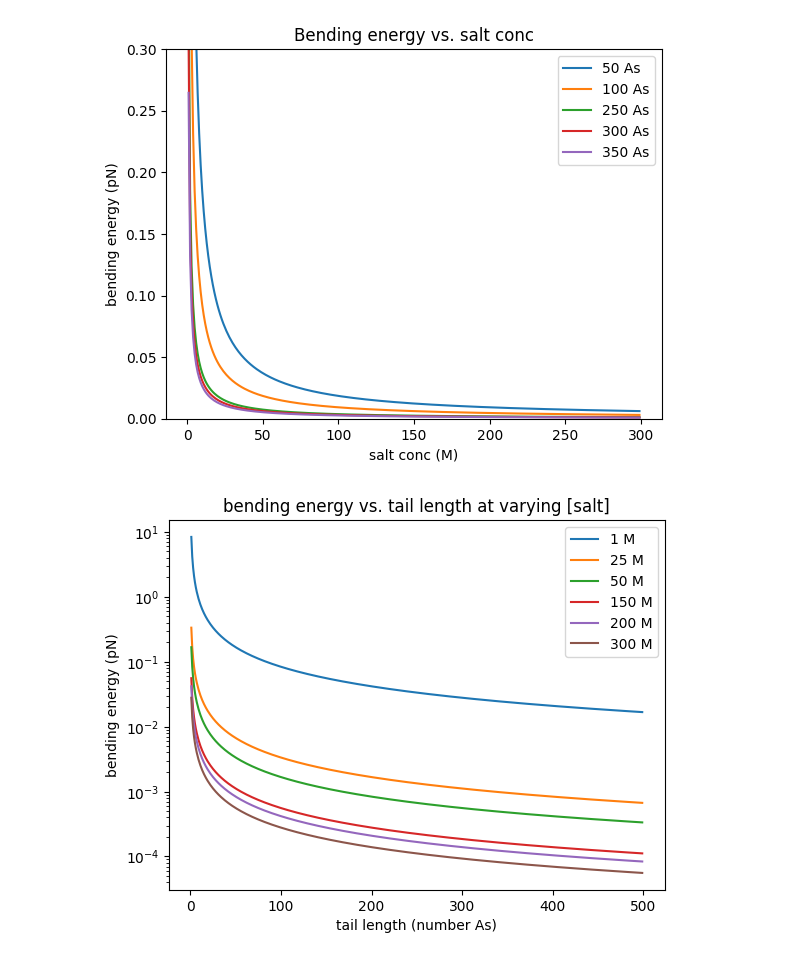
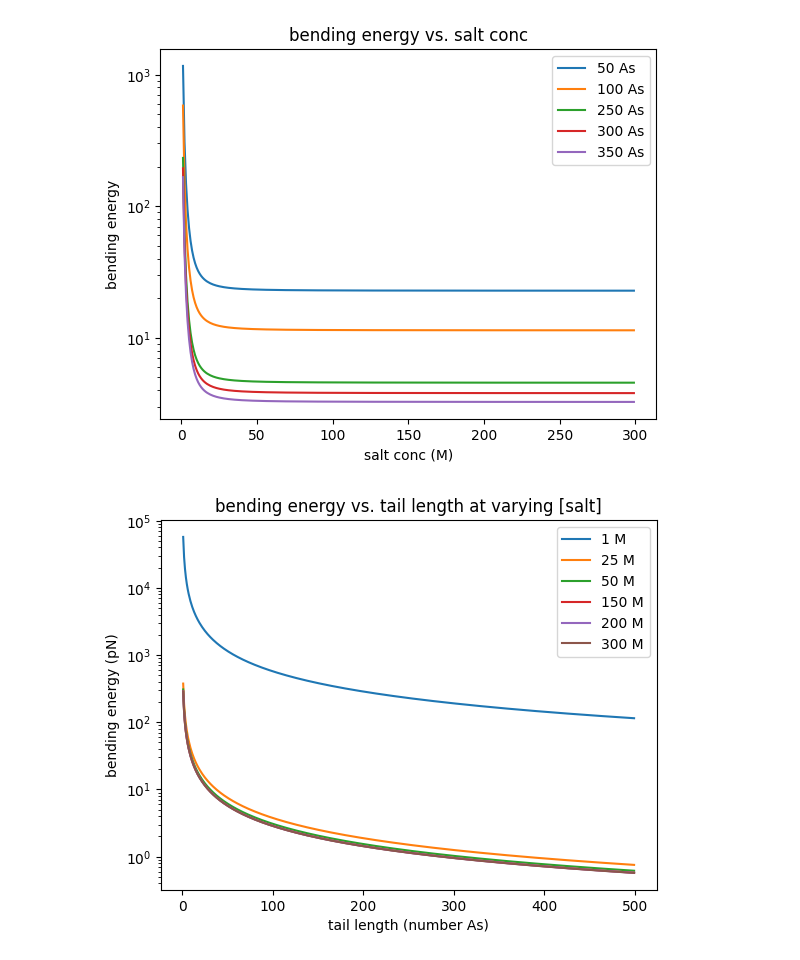
Before and after one commit to cailyx/polyadenylation, a Jupyter notebook: main_for_urop.ipynb, the cells around one changed output. Cells and saved outputs as stored; diff of their text form; code cells hidden in the pictures.

```diff
--- a/main_for_urop.ipynb
+++ b/main_for_urop.ipynb
@@ -58,40 +15,42 @@ plt.xticks(np.arange(0, 600, 50))
 # %%
 ##goal- plot bending energy as a function of [salt]
 ## do for a handful of tail lengths (50, 100, 250, 300, 350) as different lines.
 #f(g(salt)) = bending energy
   #g(salt) = l_p
   #f(l_p) = bending energy
 
 import matplotlib.pyplot as plt
 import numpy as np
 
 #constants
 l_p_base = 8 #nm
 
 salt_concs = np.arange(0,300)
 numA = 50 #change
 numA_list = [50, 100, 250, 300, 350]
 d_A = 2.6 + 0.34/2 #nm. nt is ~2.6 nm, distance bw adjacent nt ~0.34 nm.
 
-for A in numA_list:
+for n in numA_list:
   e_bend_values = []
 
   for s in salt_concs:
-    l_p = l_p_base/s
+    A = 400
+    B = 0.05
+    l_p = l_p_base + (A/(s**2))
     k_b = l_p*4.1 #k_b is bending rigidity, 4.1 pN = kB*T
-    r = (A)/2/np.pi
-    e_bend = ((np.pi*k_b)/r)*0.143
+    r = (A*d_A)/2/np.pi
+    e_bend = (2*(np.pi**2)*l_p)/(n*d_A*B)
 
     e_bend_values.append(e_bend)
 
-  plt.plot(salt_concs, e_bend_values, label = str(A) + ' As')
+  plt.plot(salt_concs, e_bend_values, label = str(n) + ' As')
   plt.xlabel('salt conc (M)')
-  plt.ylabel('bending energy (pN)')
-  plt.title('Bending energy vs. salt conc')
+  plt.ylabel('bending energy')
+  plt.title('bending energy vs. salt conc')
   plt.legend()
-  plt.ylim(0,0.3)
+  plt.yscale('log')
 # %% [output]
-[figure, old version]
+[figure, new version]
 # %%
 ##goal- plot bending energy as a function of tail length
 ## do for a handful of [salt]'s as different lines.
@@ -113,11 +72,13 @@ d_A = 2.6 + 0.34/2 #nm. nt is ~2.6 nm, distance bw adjacent nt ~0.34 nm.
 for s in salt_concs:
   e_bend_values = []
 
-  for A in numA_list:
-    l_p = l_p_base/s
+  for n in numA_list:
+    A = 400
+    B = 0.05
+    l_p = l_p_base + (A/(s**2))
     k_b = l_p*4.1 #k_b is bending rigidity, 4.1 pN = kB*T
     r = (A*d_A)/2/np.pi
-    e_bend = ((np.pi*k_b)/r)*0.143
+    e_bend = (2*(np.pi**2)*l_p)/(n*d_A*B)
 
     e_bend_values.append(e_bend)
 
@@ -128,4 +89,4 @@ for s in salt_concs:
   plt.legend()
   plt.yscale('log')
 # %% [output]
-[figure, old version]
+[figure, new version]
```
Also changed, not shown: parts of 4 cells of this notebook.
